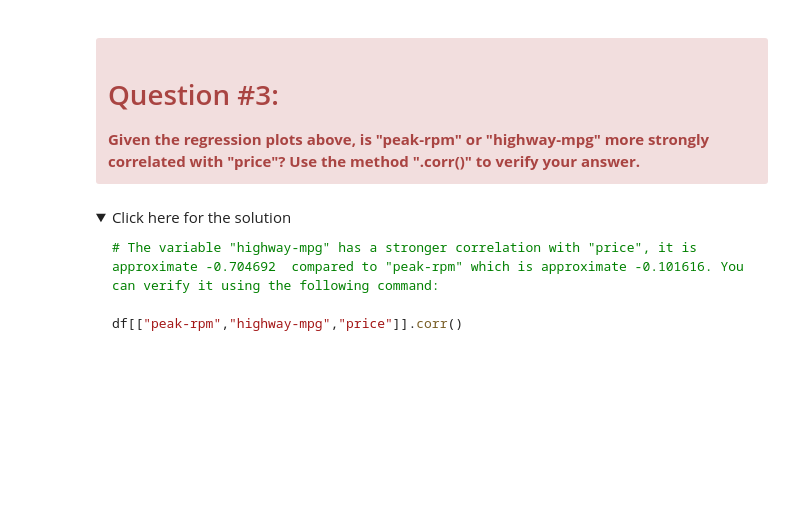
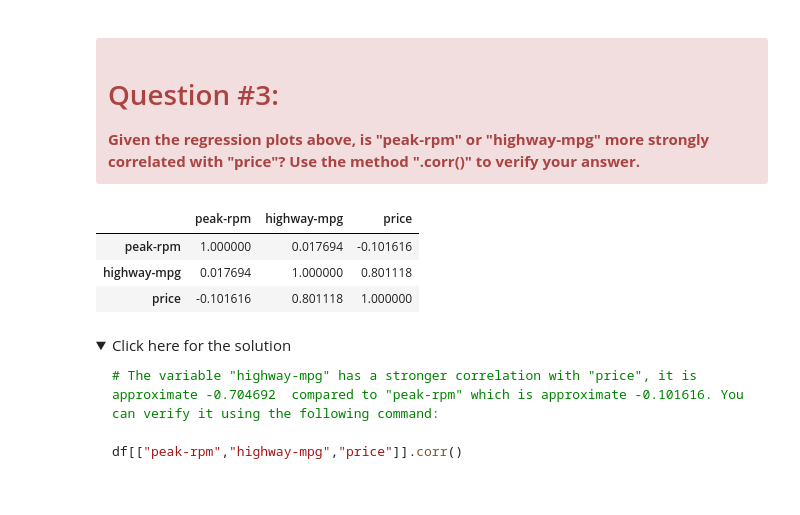
Before and after one commit to Masoud-Hatami/Machine_Learning_With_Python, a Jupyter notebook: 07_Model_Development.ipynb, the cells around one changed output. Drawn from its saved outputs; the diff is of its cells as text; code cells hidden in the pictures; folded sections open; blank space fills up the shorter version.

```diff
--- a/07_Model_Development.ipynb
+++ b/07_Model_Development.ipynb
@@ -384,3 +397,13 @@ plt.ylim(0,)
+# %%
+# Write your code below and press Shift+Enter to execute
+# The variable "highway-mpg" has a stronger correlation with "price", it is approximate -0.704692  compared to "peak-rpm" which is approximate -0.101616. You can verify it using the following command:
+
+df[["peak-rpm","highway-mpg","price"]].corr()
+# %% [output]
+|  | peak-rpm | highway-mpg | price |
+| peak-rpm | 1.000000 | 0.017694 | -0.101616 |
+| highway-mpg | 0.017694 | 1.000000 | 0.801118 |
+| price | -0.101616 | 0.801118 | 1.000000 |
 # %% [markdown]
 <details><summary>Click here for the solution</summary>
 
```
Also changed, not shown: parts of 45 cells of this notebook, 8 other files.
